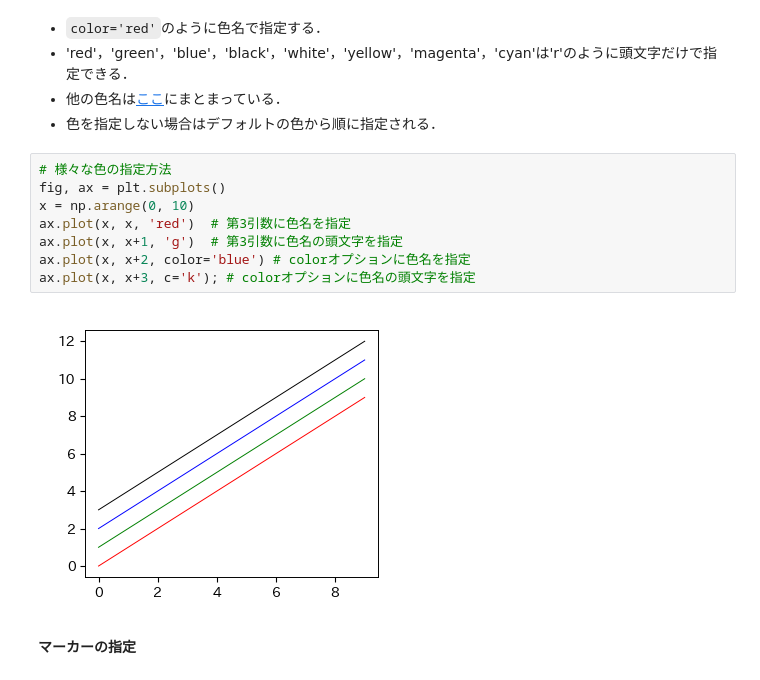
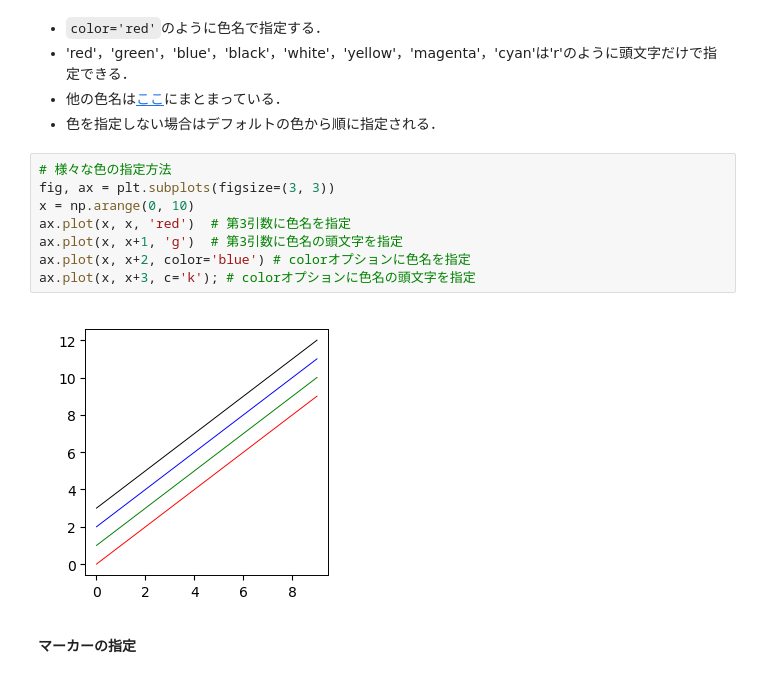
Before and after one commit to tnarizuka/sports_data_programming, a Jupyter notebook: _build/jupyter_execute/chap_5/5_matplotlib.ipynb, the cells around one changed output. Saved outputs shown, nothing was run; the diff lists cells and outputs as text.

```diff
--- a/_build/jupyter_execute/chap_5/5_matplotlib.ipynb
+++ b/_build/jupyter_execute/chap_5/5_matplotlib.ipynb
@@ -133,14 +114,14 @@ ax.plot(x, y, 'rx-', option)
 - 色を指定しない場合はデフォルトの色から順に指定される．
 # %%
 # 様々な色の指定方法
-fig, ax = plt.subplots()
+fig, ax = plt.subplots(figsize=(3, 3))
 x = np.arange(0, 10)
 ax.plot(x, x, 'red')  # 第3引数に色名を指定
 ax.plot(x, x+1, 'g')  # 第3引数に色名の頭文字を指定
 ax.plot(x, x+2, color='blue') # colorオプションに色名を指定
 ax.plot(x, x+3, c='k'); # colorオプションに色名の頭文字を指定
 # %% [output]
-[figure, old version]
+[figure, new version]
 # %% [markdown]
 **マーカーの指定**
 # %% [markdown]
```
Also changed, not shown: parts of 7 cells of this notebook, 18 other files.
